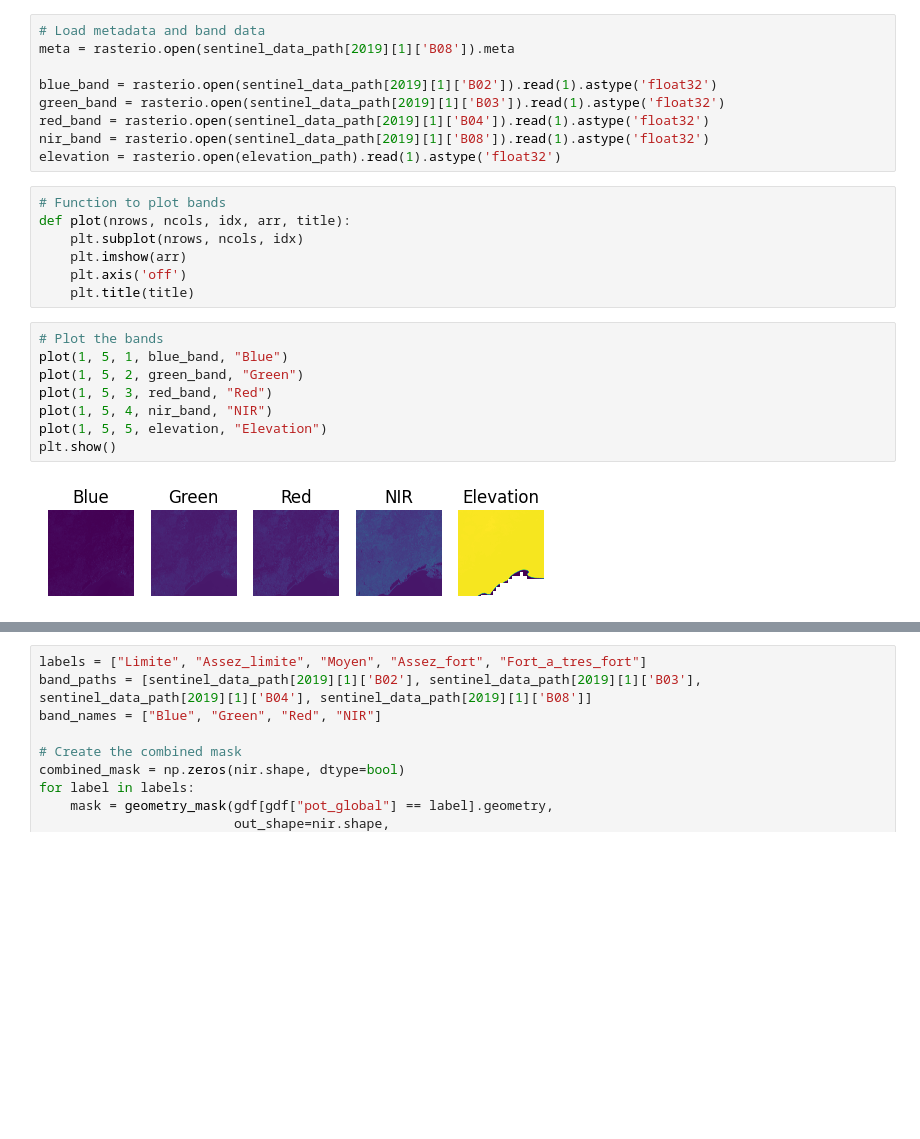
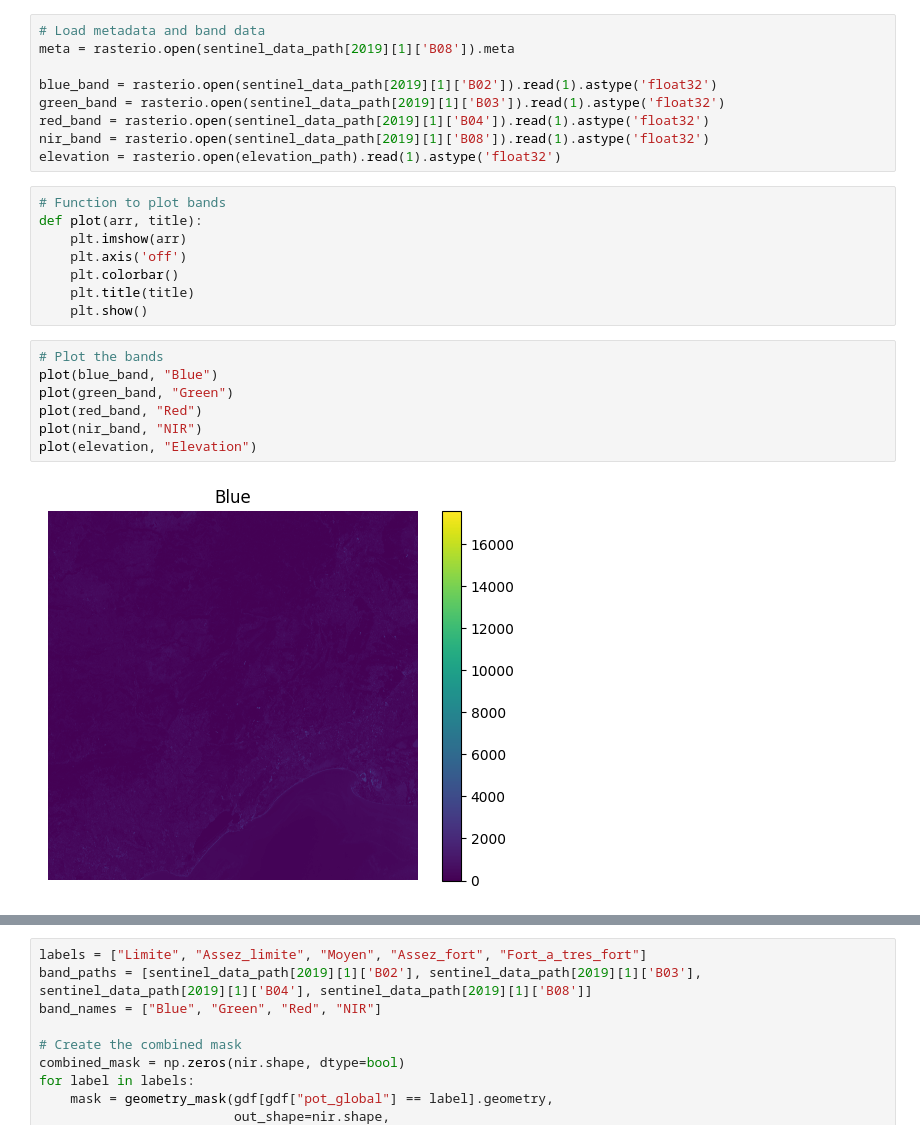
Before and after one commit to Leo-Maltoni/Ter-2024, a Jupyter notebook: 3d_array.ipynb, the cells around one changed output, grey strips where cells are left out. Saved outputs shown, nothing was run; the diff lists cells and outputs as text; blank space fills up the shorter version.

Commit message:
Update plot function

```diff
--- a/3d_array.ipynb
+++ b/3d_array.ipynb
@@ -152,21 +133,21 @@ nir_band = rasterio.open(sentinel_data_path[2019][1]['B08']).read(1).astype('flo
 elevation = rasterio.open(elevation_path).read(1).astype('float32')
 # %%
 # Function to plot bands
-def plot(nrows, ncols, idx, arr, title):
-    plt.subplot(nrows, ncols, idx)
+def plot(arr, title):
     plt.imshow(arr)
     plt.axis('off')
+    plt.colorbar()
     plt.title(title)
+    plt.show()
 # %%
 # Plot the bands
-plot(1, 5, 1, blue_band, "Blue")
-plot(1, 5, 2, green_band, "Green")
-plot(1, 5, 3, red_band, "Red")
-plot(1, 5, 4, nir_band, "NIR")
-plot(1, 5, 5, elevation, "Elevation")
-plt.show()
+plot(blue_band, "Blue")
+plot(green_band, "Green")
+plot(red_band, "Red")
+plot(nir_band, "NIR")
+plot(elevation, "Elevation")
 # %% [output]
-[figure, old version]
+[figure, new version]
 # %%
 # Function to load geojson data
 def stats():
```
Also changed, not shown: parts of 5 cells of this notebook.
